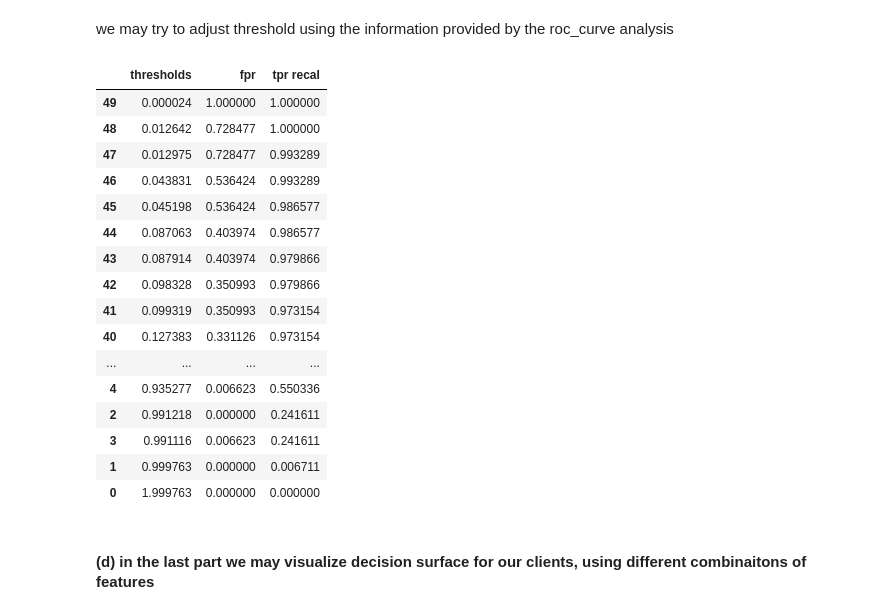
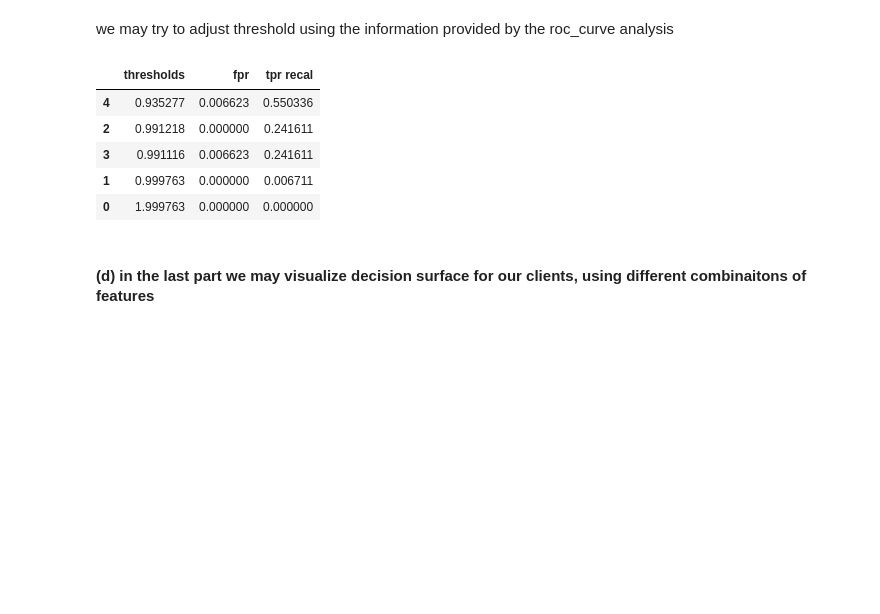
Before and after one commit to PawelRosikiewicz/MachineLearning, a Jupyter notebook: MachineLearning_code_examples/Logistic_Regression.ipynb, the cells around one changed output. Drawn from its saved outputs; the diff is of its cells as text; code cells hidden in the pictures; blank space fills up the shorter version.

```diff
--- a/MachineLearning_code_examples/Logistic_Regression.ipynb
+++ b/MachineLearning_code_examples/Logistic_Regression.ipynb
@@ -265,31 +269,20 @@ we may try to adjust threshold using the information provided by the roc_curve a
 # %%
 # ROC curve
 fpr, tpr, thresholds = roc_curve(
     y_true    = y_te,
     y_score   = logreg.predict_proba(X_te)[:, 1]
 )
 
 # place the results in df,
 roc_results = pd.DataFrame({
     'thresholds': thresholds,
     'fpr': fpr,                # x-axis: false positive rate: FDR = FP/(FP+TN)
     'tpr recal': tpr,       # y-axis: Recal, TP rate; TPR = TP/(TP+FN)
 })
 
-roc_results.sort_values(by="tpr recal", ascending=False)
+roc_results.sort_values(by="tpr recal", ascending=False).iloc[-5::,]
 # %% [output]
 |  | thresholds | fpr | tpr recal |
-| 49 | 0.000024 | 1.000000 | 1.000000 |
-| 48 | 0.012642 | 0.728477 | 1.000000 |
-| 47 | 0.012975 | 0.728477 | 0.993289 |
-| 46 | 0.043831 | 0.536424 | 0.993289 |
-| 45 | 0.045198 | 0.536424 | 0.986577 |
-| 44 | 0.087063 | 0.403974 | 0.986577 |
-| 43 | 0.087914 | 0.403974 | 0.979866 |
-| 42 | 0.098328 | 0.350993 | 0.979866 |
-| 41 | 0.099319 | 0.350993 | 0.973154 |
-| 40 | 0.127383 | 0.331126 | 0.973154 |
-| ... | ... | ... | ... |
 | 4 | 0.935277 | 0.006623 | 0.550336 |
 | 2 | 0.991218 | 0.000000 | 0.241611 |
 | 3 | 0.991116 | 0.006623 | 0.241611 |
```
Also changed, not shown: parts of 30 cells of this notebook.
